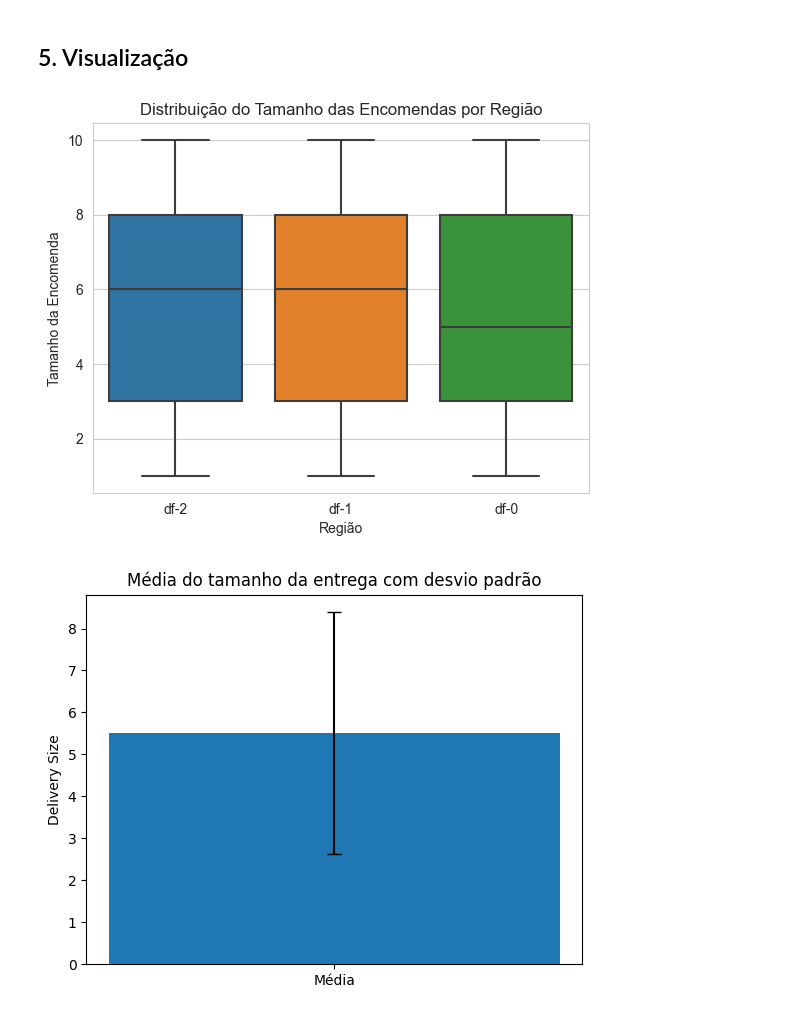
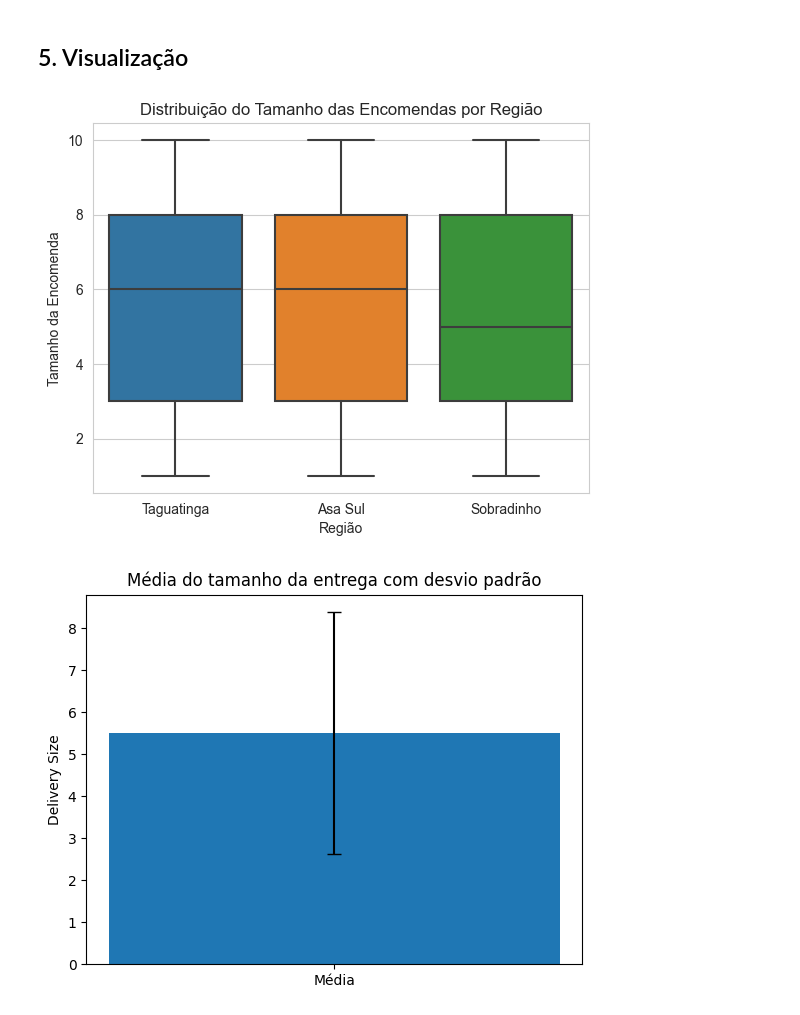
Before and after one commit to leaop/Cursos, a Jupyter notebook: EBAC/atividade16_projeto1.ipynb, the cells around one changed output. Saved outputs shown, nothing was run; the diff lists cells and outputs as text; code cells hidden in the pictures.

```diff
--- a/EBAC/atividade16_projeto1.ipynb
+++ b/EBAC/atividade16_projeto1.ipynb
@@ -383,3 +385,5 @@ dtype: float64
+# %%
+df = df.dropna(subset=['delivery_city'])
 # %% [markdown]
 O desvio padrão é utilizado para analisar a dispersão de um conjunto de dados. Um valor alto indica que o os valores do conjunto de dados tendem a estar distantes da média, ou seja, a distribuição é mais “espalhada”. Se o valor for pequeno os dados tendem a estar mais concentrados em torno da média.
 # %%
@@ -440,17 +468,17 @@ regiao_media
 # %%
 # Filtrar as regiões com tamanhos de encomendas menores que 100 (se necessário)
 df = df[df['delivery_size'] < 12]
 
 # Configurar o estilo do gráfico
 with sns.axes_style('whitegrid'):
     # Criar o gráfico de distribuição do tamanho das encomendas por região
-    grafico = sns.boxplot(data=df, x='region', y='delivery_size')
+    grafico = sns.boxplot(data=df, x='hub_suburb', y='delivery_size')
     # Definir título e rótulos dos eixos
     grafico.set(title='Distribuição do Tamanho das Encomendas por Região', xlabel='Região', ylabel='Tamanho da Encomenda')
     # Exibir o gráfico
     plt.show()
 # %% [output]
-[figure, old version]
+[figure, new version]
 # %%
 # Calculando a média e o desvio padrão
 media = df['delivery_size'].mean()
```
Also changed, not shown: parts of 9 cells of this notebook.
